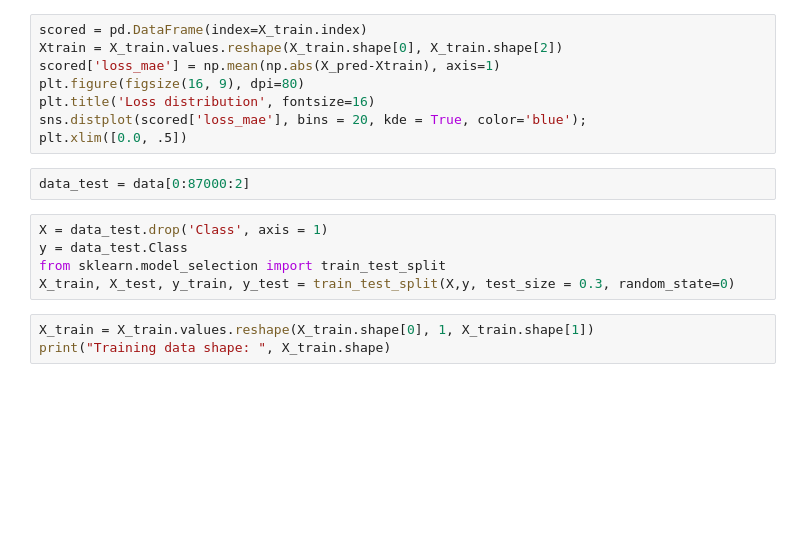
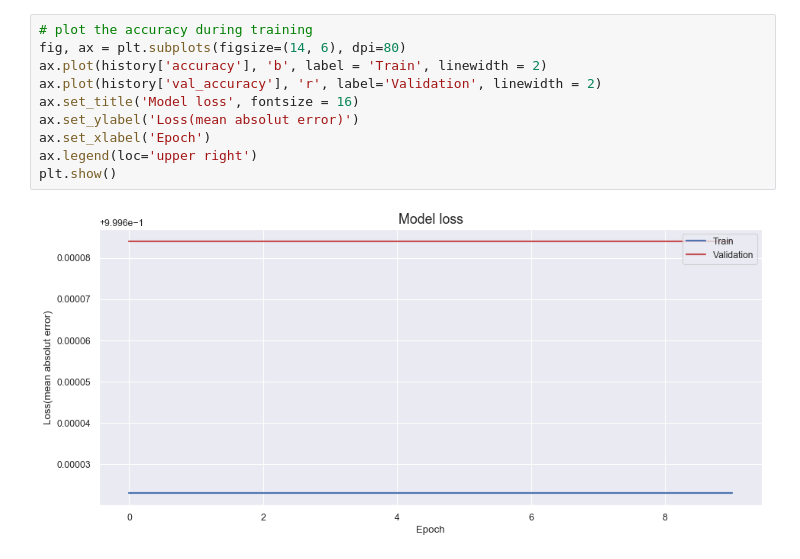
Before and after one commit to TheBrightestHoneyRay/ml, a Jupyter notebook: RNN_FINAL.ipynb, the cells around one changed output. Saved outputs shown, nothing was run; the diff lists cells and outputs as text; blank space fills up the shorter version.

```diff
--- a/RNN_FINAL.ipynb
+++ b/RNN_FINAL.ipynb
@@ -96,18 +106,12 @@ ValueError: Found input variables with inconsistent numbers of samples: [9666, 1
-# %%
-scored = pd.DataFrame(index=X_train.index)
-Xtrain = X_train.values.reshape(X_train.shape[0], X_train.shape[2])
-scored['loss_mae'] = np.mean(np.abs(X_pred-Xtrain), axis=1)
-plt.figure(figsize(16, 9), dpi=80)
-plt.title('Loss distribution', fontsize=16)
-sns.distplot(scored['loss_mae'], bins = 20, kde = True, color='blue');
-plt.xlim([0.0, .5])
-# %%
-data_test = data[0:87000:2]
-# %%
-X = data_test.drop('Class', axis = 1)
-y = data_test.Class
-from sklearn.model_selection import train_test_split
-X_train, X_test, y_train, y_test = train_test_split(X,y, test_size = 0.3, random_state=0)
-# %%
-X_train = X_train.values.reshape(X_train.shape[0], 1, X_train.shape[1])
-print("Training data shape: ", X_train.shape)
+# %%
+# plot the accuracy during training
+fig, ax = plt.subplots(figsize=(14, 6), dpi=80)
+ax.plot(history['accuracy'], 'b', label = 'Train', linewidth = 2)
+ax.plot(history['val_accuracy'], 'r', label='Validation', linewidth = 2)
+ax.set_title('Model loss', fontsize = 16)
+ax.set_ylabel('Loss(mean absolut error)')
+ax.set_xlabel('Epoch')
+ax.legend(loc='upper right')
+plt.show()
+# %% [output]
+[figure, added]
```
Also changed, not shown: parts of 10 cells of this notebook, 4 other files.
